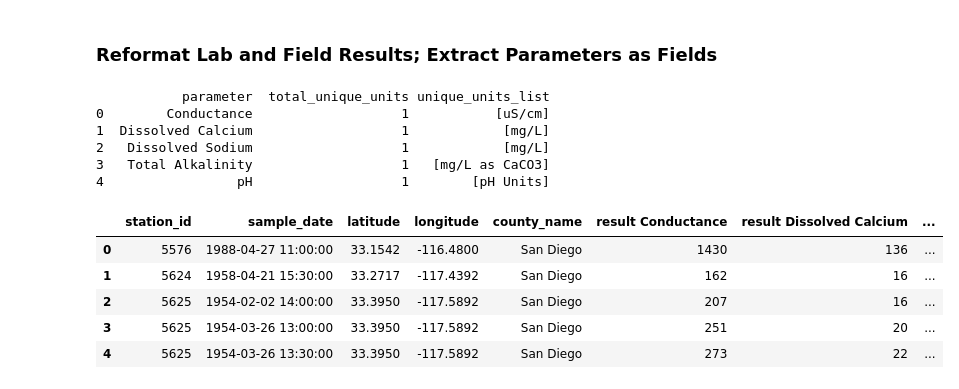
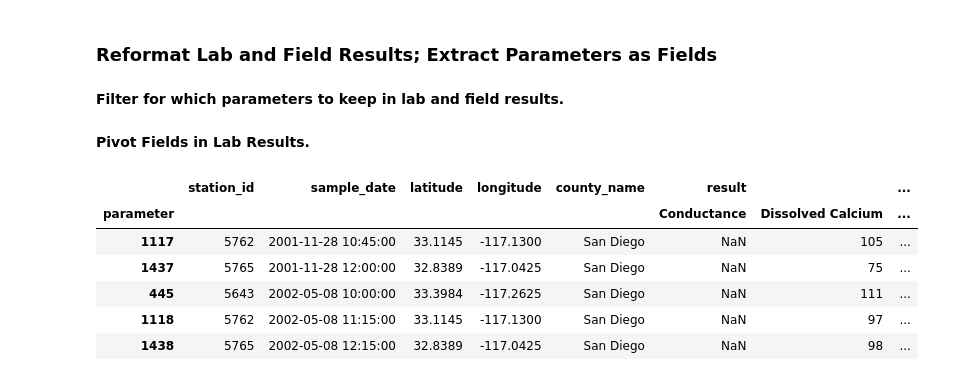
Before and after one commit to vickyvanderwagt/Identifying-Optimal-Location-for-San-Diego-Water-Treatment-Plant, a Jupyter notebook: ADS508 Final Project_vicky_27mar2024-Copy1.ipynb, the cells around one changed output. Saved outputs shown, nothing was run; the diff lists cells and outputs as text; code cells hidden in the pictures.

```diff
--- a/ADS508 Final Project_vicky_27mar2024-Copy1.ipynb
+++ b/ADS508 Final Project_vicky_27mar2024-Copy1.ipynb
@@ -879,48 +875,32 @@ print(lr_sanDiego_df.head())
 #print(merged_df.head())  # Optionally, you can print the first few rows to verify
 # %% [markdown]
 ### Reformat Lab and Field Results; Extract Parameters as Fields
+# %% [markdown]
+**Filter for which parameters to keep in lab and field results.**
 # %%
 #filter num. How many parameters do we want to evaluate? Probably 10.
 
-lab_results_keep = ['Dissolved Chlorine', 'Total Alkalinity', 'Dissolved Sodium', 'Conductance', 'Dissolved Calcium', 'pH']
+lr_filter = ['Dissolved Chlorine', 'Total Alkalinity', 'Dissolved Sodium', 'Conductance', 'Dissolved Calcium', 'pH']
+fr_filter = ['WaterTemperature','pH','DissolvedOxygen','SpecificConductance','Conductance','Turbidity']
+
+lr_sanDiego_df_filtered = lr_sanDiego_df[lr_sanDiego_df['parameter'].isin(lr_filter)]
+fr_sanDiego_df_filtered = fr_sanDiego_df[fr_sanDiego_df['parameter'].isin(fr_filter)]
-# %%
-lr_sanDiego_df.head(5)
-
-lr_sanDiego_df_filtered = lr_sanDiego_df[lr_sanDiego_df['parameter'].isin(lab_results_keep)]
-
-unique_units = {}
-
-for parameter in lr_sanDiego_df_filtered['parameter'].unique():
-    # Get unique units for the current parameter
-    unique_units_list = list(lr_sanDiego_df_filtered[lr_sanDiego_df_filtered['parameter'] == parameter]['units'].unique())
-    unique_units[parameter] = (len(unique_units_list), unique_units_list)
-
-# Convert the dictionary to a DataFrame
-result_df = pd.DataFrame(unique_units.values(), index=unique_units.keys(), columns=['total_unique_units', 'unique_units_list']).reset_index()
-result_df.columns = ['parameter', 'total_unique_units', 'unique_units_list']
-print(result_df)
-# %% [output]
-           parameter  total_unique_units unique_units_list
-0        Conductance                   1           [uS/cm]
-1  Dissolved Calcium                   1            [mg/L]
-2   Dissolved Sodium                   1            [mg/L]
-3   Total Alkalinity                   1   [mg/L as CaCO3]
-4                 pH                   1        [pH Units]
+# %% [markdown]
+**Pivot Fields in Lab Results.**
 # %%
-pivoted_df = lr_sanDiego_df_filtered.pivot_table(index=['station_id', 'sample_date', 'latitude', 'longitude', 'county_name'],
+pivot_lr_sd = lr_sanDiego_df_filtered.pivot_table(index=['station_id', 'sample_date', 'latitude', 'longitude', 'county_name'],
                                                  columns='parameter',
                                                  values=['result', 'units'],
                                                  aggfunc={'result': 'first', 'units': 'first'}).reset_index()
-
-# Flatten the column names
-pivoted_df.columns = [' '.join(col).strip() for col in pivoted_df.columns.values]
+pivot_lr_sd = pivot_lr_sd.sort_values(by='sample_date')
 
 
-pivoted_df.head()
+pivot_lr_sd.tail()
 # %% [output]
-|  | station_id | sample_date | latitude | longitude | county_name | result Conductance | result Dissolved Calcium | ... |
-| 0 | 5576 | 1988-04-27 11:00:00 | 33.1542 | -116.4800 | San Diego | 1430 | 136 | ... |
-| 1 | 5624 | 1958-04-21 15:30:00 | 33.2717 | -117.4392 | San Diego | 162 | 16 | ... |
-| 2 | 5625 | 1954-02-02 14:00:00 | 33.3950 | -117.5892 | San Diego | 207 | 16 | ... |
-| 3 | 5625 | 1954-03-26 13:00:00 | 33.3950 | -117.5892 | San Diego | 251 | 20 | ... |
-| 4 | 5625 | 1954-03-26 13:30:00 | 33.3950 | -117.5892 | San Diego | 273 | 22 | ... |
+|  | station_id | sample_date | latitude | longitude | county_name | result |  | ... |
+| parameter |  |  |  |  |  | Conductance | Dissolved Calcium | ... |
+| 1117 | 5762 | 2001-11-28 10:45:00 | 33.1145 | -117.1300 | San Diego | NaN | 105 | ... |
+| 1437 | 5765 | 2001-11-28 12:00:00 | 32.8389 | -117.0425 | San Diego | NaN | 75 | ... |
+| 445 | 5643 | 2002-05-08 10:00:00 | 33.3984 | -117.2625 | San Diego | NaN | 111 | ... |
+| 1118 | 5762 | 2002-05-08 11:15:00 | 33.1145 | -117.1300 | San Diego | NaN | 97 | ... |
+| 1438 | 5765 | 2002-05-08 12:15:00 | 32.8389 | -117.0425 | San Diego | NaN | 98 | ... |
```
Also changed, not shown: parts of 9 cells of this notebook.
